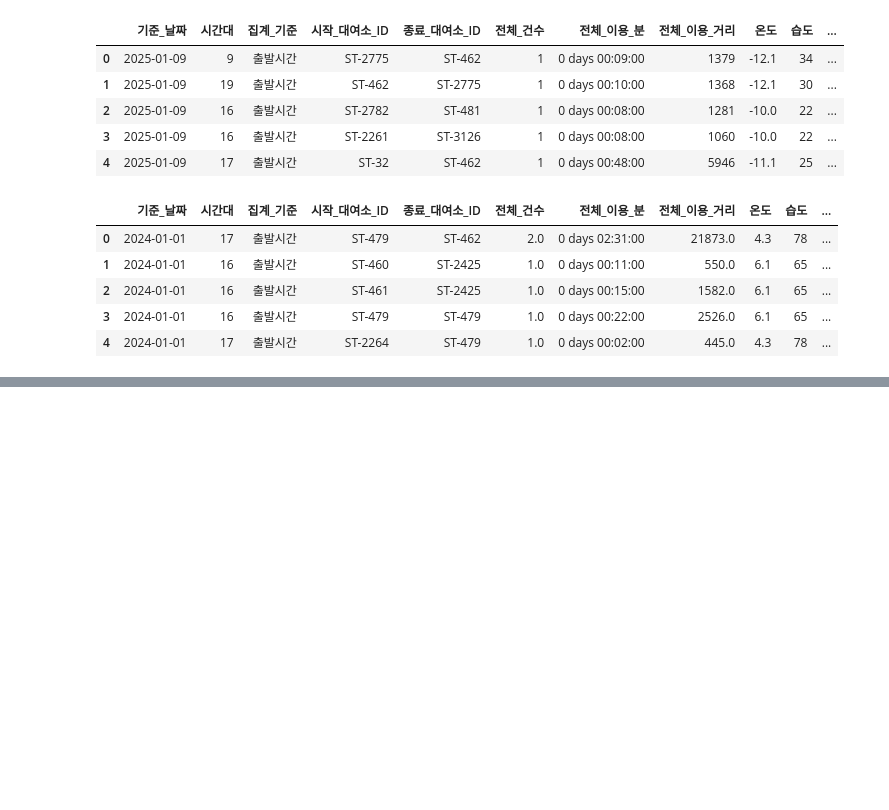
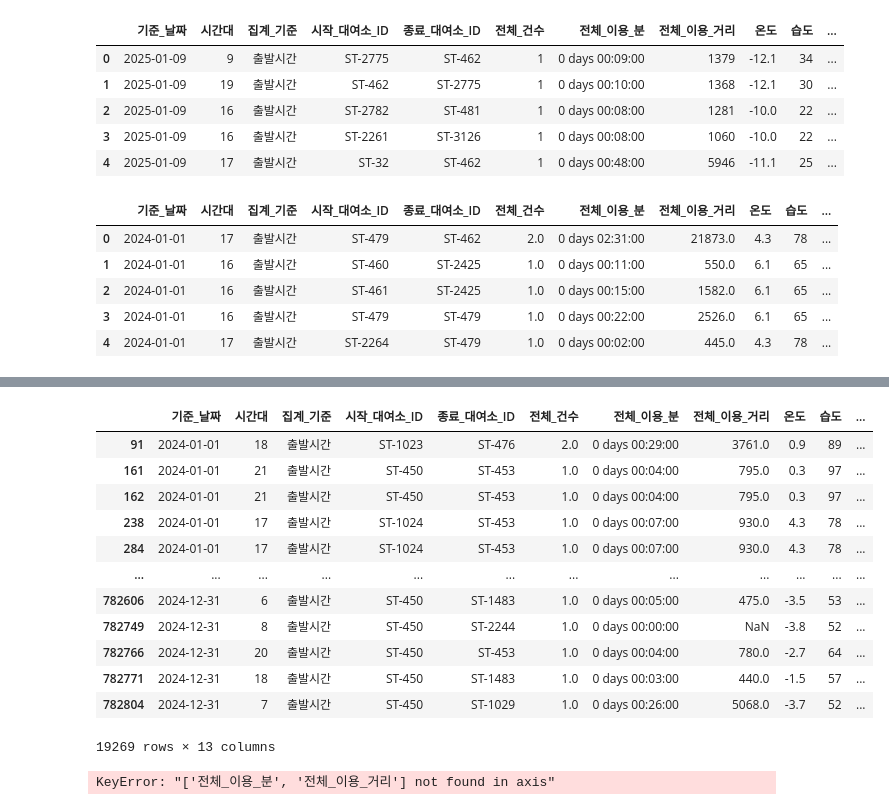
Before and after one commit to Hgracefield/EP_cycle_stations, a Jupyter notebook: Note/HHJ/st_3.ipynb, the cells around one changed output, grey strips where cells are left out. Cells and saved outputs as stored; diff of their text form; code cells hidden in the pictures; blank space fills up the shorter version.

```diff
--- a/Note/HHJ/st_3.ipynb
+++ b/Note/HHJ/st_3.ipynb
@@ -1590,0 +22,22 @@ train: (662192, 215) valid: (59541, 215) test: (39930, 215)
+# %%
+df_2024 =\
+    df_2024[df_2024.시작_대여소_ID.isin(['ST-1024', 'ST-1023', 'ST-450'])]
+df_2024
+# %% [output]
+|  | 기준_날짜 | 시간대 | 집계_기준 | 시작_대여소_ID | 종료_대여소_ID | 전체_건수 | 전체_이용_분 | 전체_이용_거리 | 온도 | 습도 | ... |
+| 91 | 2024-01-01 | 18 | 출발시간 | ST-1023 | ST-476 | 2.0 | 0 days 00:29:00 | 3761.0 | 0.9 | 89 | ... |
+| 161 | 2024-01-01 | 21 | 출발시간 | ST-450 | ST-453 | 1.0 | 0 days 00:04:00 | 795.0 | 0.3 | 97 | ... |
+| 162 | 2024-01-01 | 21 | 출발시간 | ST-450 | ST-453 | 1.0 | 0 days 00:04:00 | 795.0 | 0.3 | 97 | ... |
+| 238 | 2024-01-01 | 17 | 출발시간 | ST-1024 | ST-453 | 1.0 | 0 days 00:07:00 | 930.0 | 4.3 | 78 | ... |
+| 284 | 2024-01-01 | 17 | 출발시간 | ST-1024 | ST-453 | 1.0 | 0 days 00:07:00 | 930.0 | 4.3 | 78 | ... |
+| ... | ... | ... | ... | ... | ... | ... | ... | ... | ... | ... | ... |
+| 782606 | 2024-12-31 | 6 | 출발시간 | ST-450 | ST-1483 | 1.0 | 0 days 00:05:00 | 475.0 | -3.5 | 53 | ... |
+| 782749 | 2024-12-31 | 8 | 출발시간 | ST-450 | ST-2244 | 1.0 | 0 days 00:00:00 | NaN | -3.8 | 52 | ... |
+| 782766 | 2024-12-31 | 20 | 출발시간 | ST-450 | ST-453 | 1.0 | 0 days 00:04:00 | 780.0 | -2.7 | 64 | ... |
+| 782771 | 2024-12-31 | 18 | 출발시간 | ST-450 | ST-1483 | 1.0 | 0 days 00:03:00 | 440.0 | -1.5 | 57 | ... |
+| 782804 | 2024-12-31 | 7 | 출발시간 | ST-450 | ST-1029 | 1.0 | 0 days 00:26:00 | 5068.0 | -3.7 | 52 | ... |
+19269 rows × 13 columns
+# %%
+df_2024.drop(columns = ['전체_이용_분', '전체_이용_거리'], inplace=True)
+# %% [output]
+KeyError: "['전체_이용_분', '전체_이용_거리'] not found in axis"
```
Also changed, not shown: parts of 36 cells of this notebook, 2 other files.
